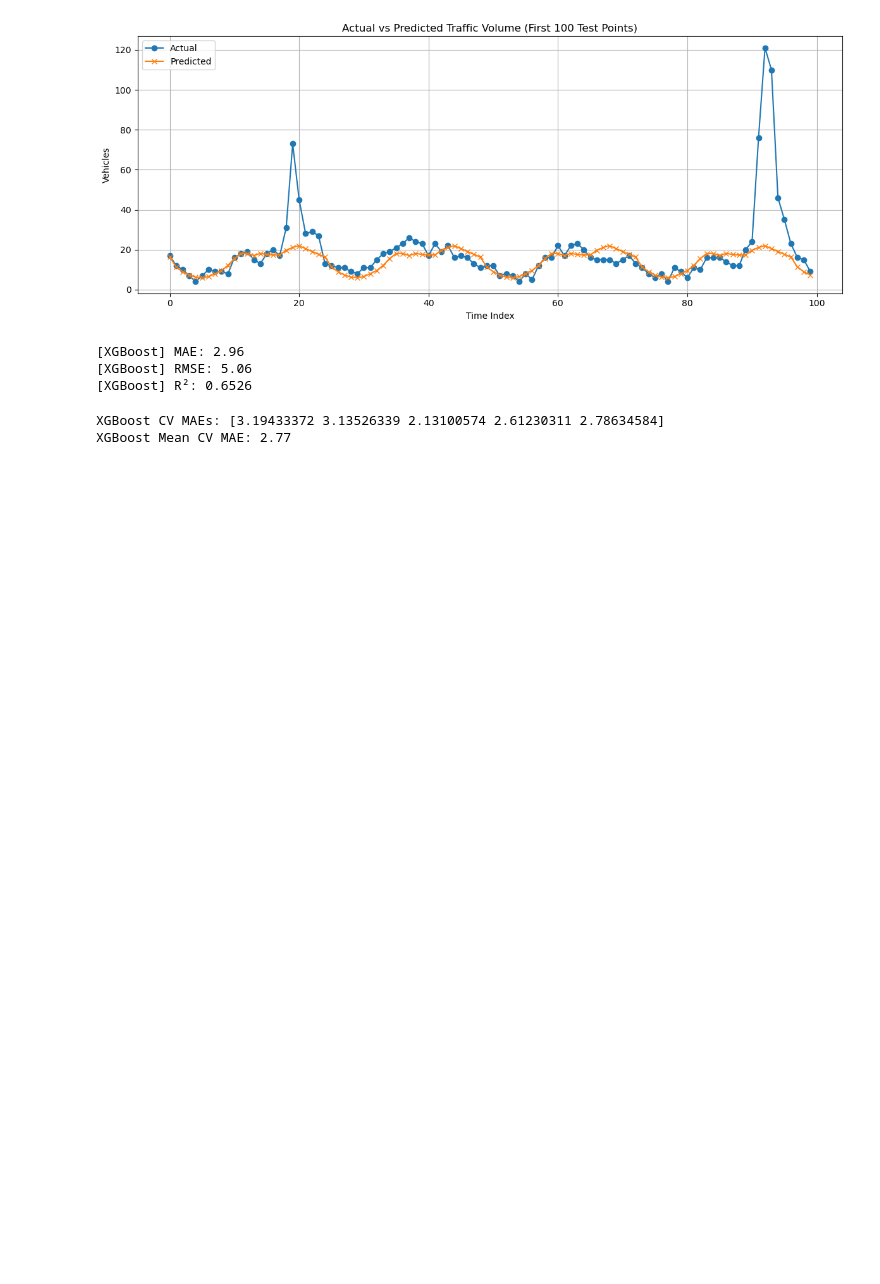
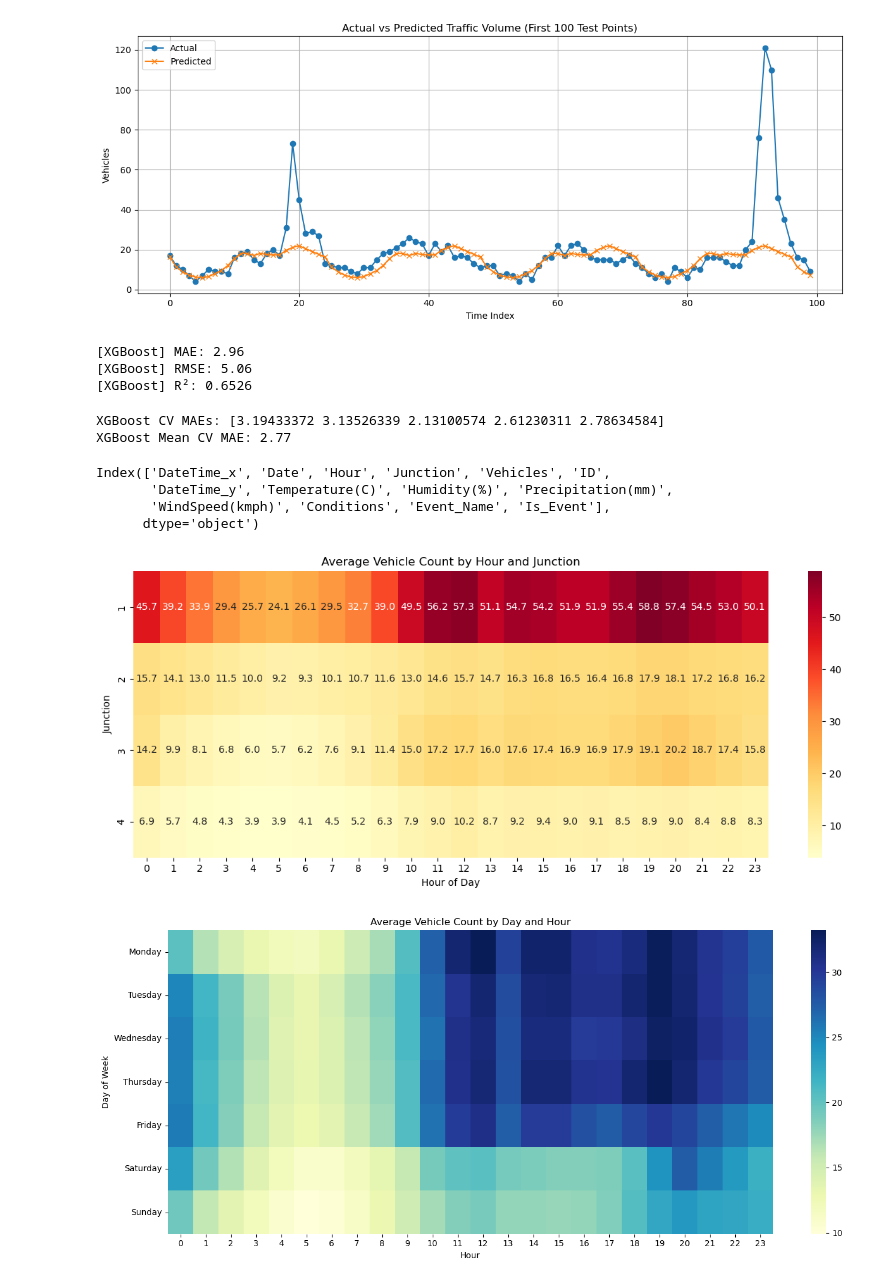
Before and after one commit to AIDSVikash2024/VProject1, a Jupyter notebook: traffic_forecasting_VikashVerma.ipynb, the cells around one changed output. Saved outputs shown, nothing was run; the diff lists cells and outputs as text; code cells hidden in the pictures; blank space fills up the shorter version.

Commit message:
Integrated Dataset-merged_df

```diff
--- a/traffic_forecasting_VikashVerma.ipynb
+++ b/traffic_forecasting_VikashVerma.ipynb
@@ -223,3 +223,43 @@ print(f"XGBoost Mean CV MAE: {cv_mae_scores_xgb.mean():.2f}")
 # %% [output]
 XGBoost CV MAEs: [3.19433372 3.13526339 2.13100574 2.61230311 2.78634584]
 XGBoost Mean CV MAE: 2.77
+# %%
+merged_df.columns
+# %% [output]
+Index(['DateTime_x', 'Date', 'Hour', 'Junction', 'Vehicles', 'ID',
+       'DateTime_y', 'Temperature(C)', 'Humidity(%)', 'Precipitation(mm)',
+       'WindSpeed(kmph)', 'Conditions', 'Event_Name', 'Is_Event'],
+      dtype='object')
+# %%
+import matplotlib.pyplot as plt
+import seaborn as sns
+
+# Junction vs Hour average vehicles
+hourly_avg = merged_df.groupby(['Junction', 'Hour'])['Vehicles'].mean().reset_index()
+heatmap_data = hourly_avg.pivot(index='Junction', columns='Hour', values='Vehicles')
+
+plt.figure(figsize=(12, 5))
+sns.heatmap(heatmap_data, annot=True, fmt=".1f", cmap="YlOrRd")
+plt.title("Average Vehicle Count by Hour and Junction")
+plt.xlabel("Hour of Day")
+plt.ylabel("Junction")
+plt.tight_layout()
+plt.savefig("heatmap_peak_traffic.png")
+plt.show()
+
+# Day of week vs Hour
+merged_df['DayOfWeek'] = pd.to_datetime(merged_df['Date']).dt.day_name()
+dow_hour_avg = merged_df.groupby(['DayOfWeek', 'Hour'])['Vehicles'].mean().unstack().reindex([
+    'Monday', 'Tuesday', 'Wednesday', 'Thursday', 'Friday', 'Saturday', 'Sunday'])
+
+plt.figure(figsize=(14, 6))
+sns.heatmap(dow_hour_avg, cmap="YlGnBu", annot=False)
+plt.title("Average Vehicle Count by Day and Hour")
+plt.xlabel("Hour")
+plt.ylabel("Day of Week")
+plt.tight_layout()
+plt.savefig("day_hour_heatmap.png")
+plt.show()
+# %% [output]
+[figure, added]
+[figure, added]
```
